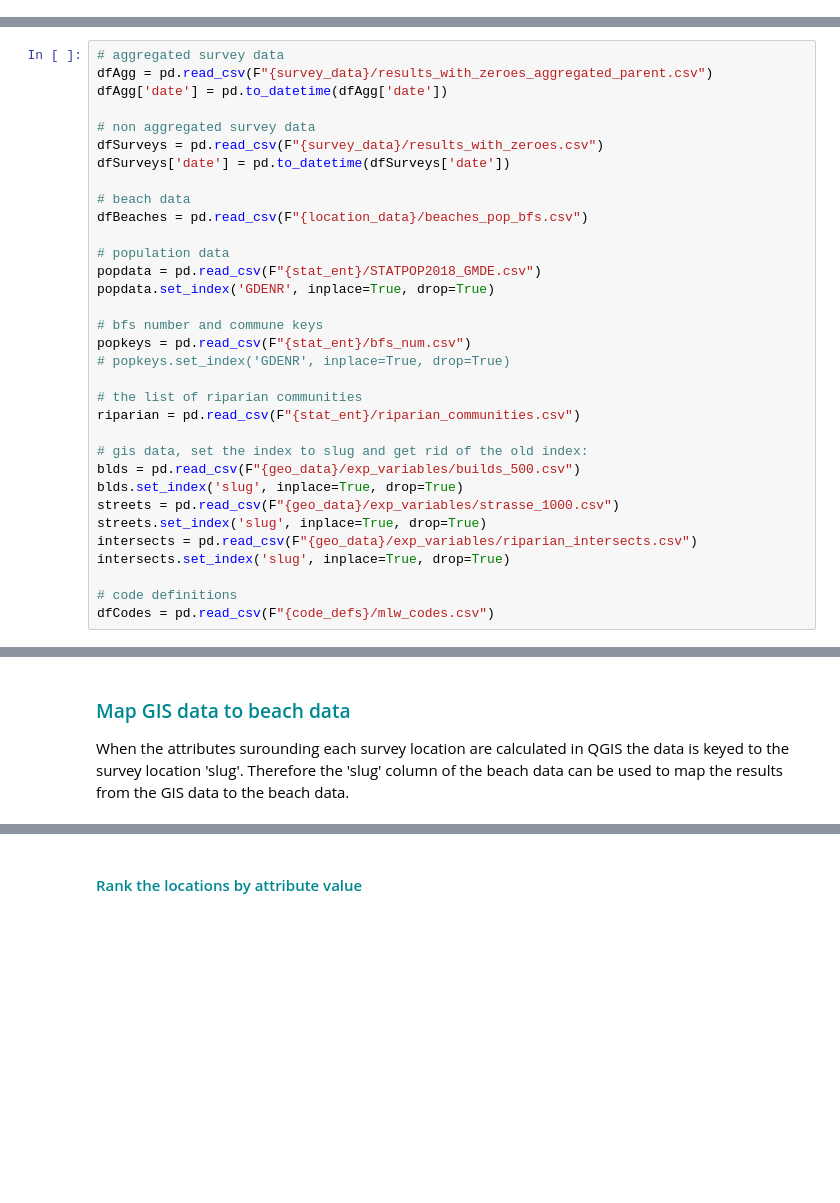
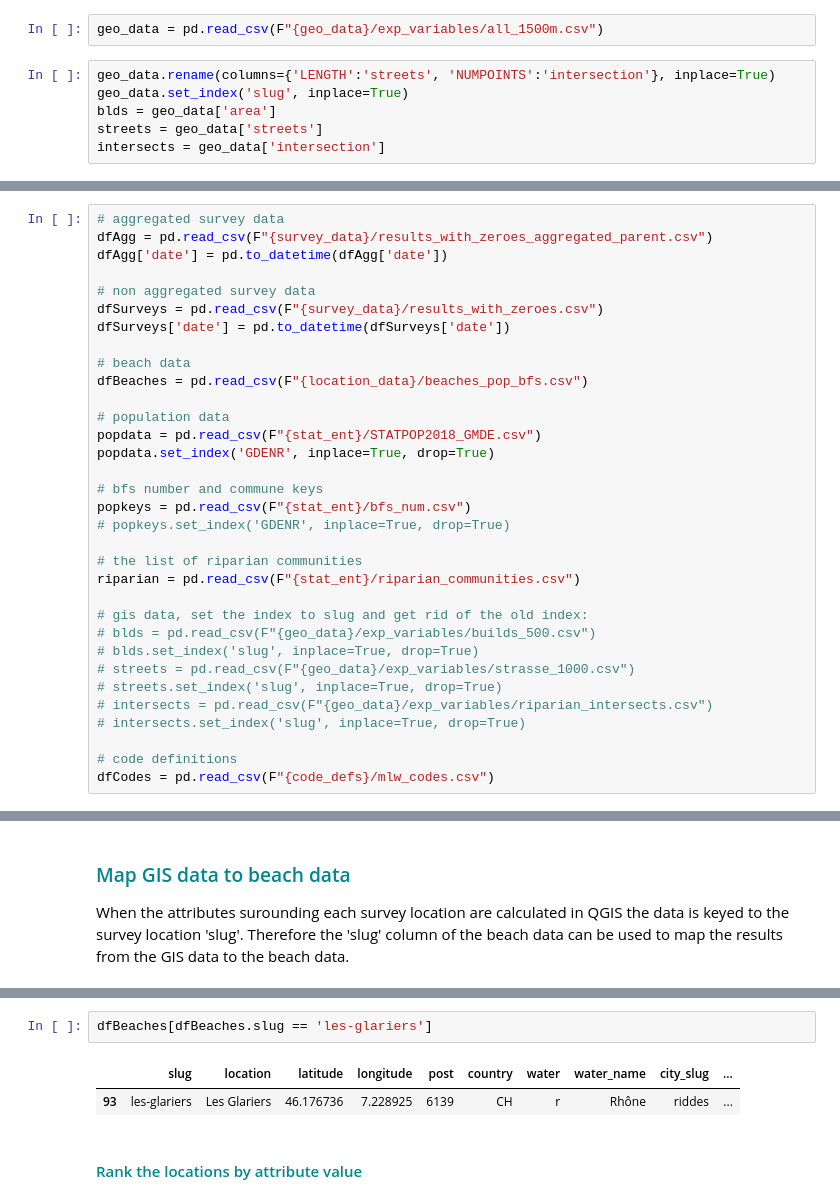
Before and after one commit to hammerdirt-analyst/iqals, a Jupyter notebook: inrastrucutrerankings.ipynb, the cells around one changed output, grey strips where cells are left out. Cells and saved outputs as stored; diff of their text form; blank space fills up the shorter version.

```diff
--- a/inrastrucutrerankings.ipynb
+++ b/inrastrucutrerankings.ipynb
@@ -130,3 +130,11 @@ days = mdates.DayLocator(bymonthday=1, interval=1)
 months = mdates.MonthLocator(bymonth=[3,6,9,12])
 wks_fmt = mdates.DateFormatter('%d')
 mths_fmt = mdates.DateFormatter('%b')
+# %%
+geo_data = pd.read_csv(F"{geo_data}/exp_variables/all_1500m.csv")
+# %%
+geo_data.rename(columns={'LENGTH':'streets', 'NUMPOINTS':'intersection'}, inplace=True)
+geo_data.set_index('slug', inplace=True)
+blds = geo_data['area']
+streets = geo_data['streets']
+intersects = geo_data['intersection']
@@ -154,12 +166,12 @@ popkeys = pd.read_csv(F"{stat_ent}/bfs_num.csv")
 riparian = pd.read_csv(F"{stat_ent}/riparian_communities.csv")
 
 # gis data, set the index to slug and get rid of the old index:
-blds = pd.read_csv(F"{geo_data}/exp_variables/builds_500.csv")
-blds.set_index('slug', inplace=True, drop=True)
-streets = pd.read_csv(F"{geo_data}/exp_variables/strasse_1000.csv")
-streets.set_index('slug', inplace=True, drop=True)
-intersects = pd.read_csv(F"{geo_data}/exp_variables/riparian_intersects.csv")
-intersects.set_index('slug', inplace=True, drop=True)
+# blds = pd.read_csv(F"{geo_data}/exp_variables/builds_500.csv")
+# blds.set_index('slug', inplace=True, drop=True)
+# streets = pd.read_csv(F"{geo_data}/exp_variables/strasse_1000.csv")
+# streets.set_index('slug', inplace=True, drop=True)
+# intersects = pd.read_csv(F"{geo_data}/exp_variables/riparian_intersects.csv")
+# intersects.set_index('slug', inplace=True, drop=True)
 
 # code definitions
 dfCodes = pd.read_csv(F"{code_defs}/mlw_codes.csv")
@@ -209,3 +219,8 @@ no_intersects = dfBeaches[dfBeaches.intersects == 0]
+# %%
+dfBeaches[dfBeaches.slug == 'les-glariers']
+# %% [output]
+|  | slug | location | latitude | longitude | post | country | water | water_name | city_slug | ... |
+| 93 | les-glariers | Les Glariers | 46.176736 | 7.228925 | 6139 | CH | r | Rhône | riddes | ... |
 # %% [markdown]
 #### <span style="color:#008891">Rank the locations by attribute value</span>
 # %%
```
Also changed, not shown: parts of 14 cells of this notebook, 6 other files.
